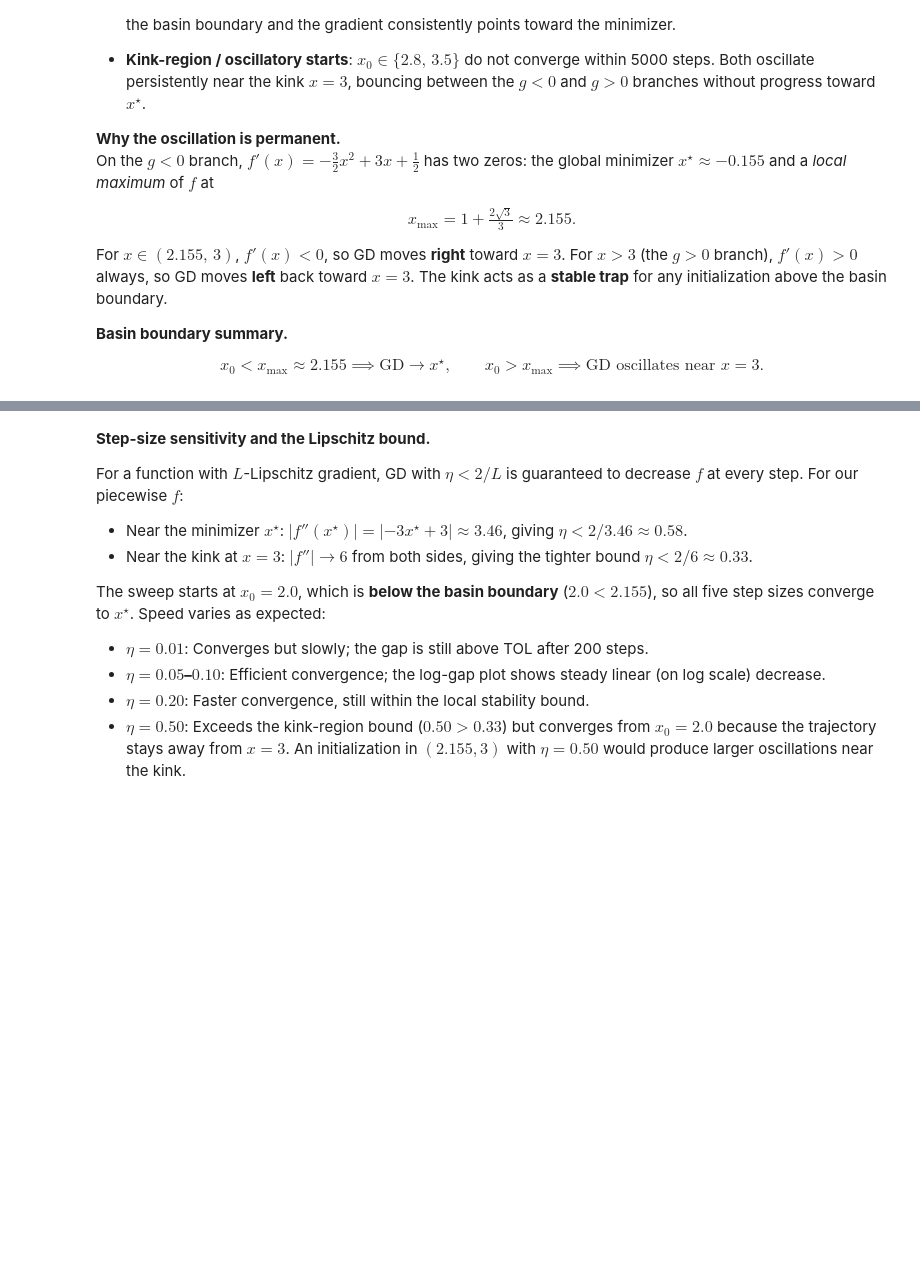
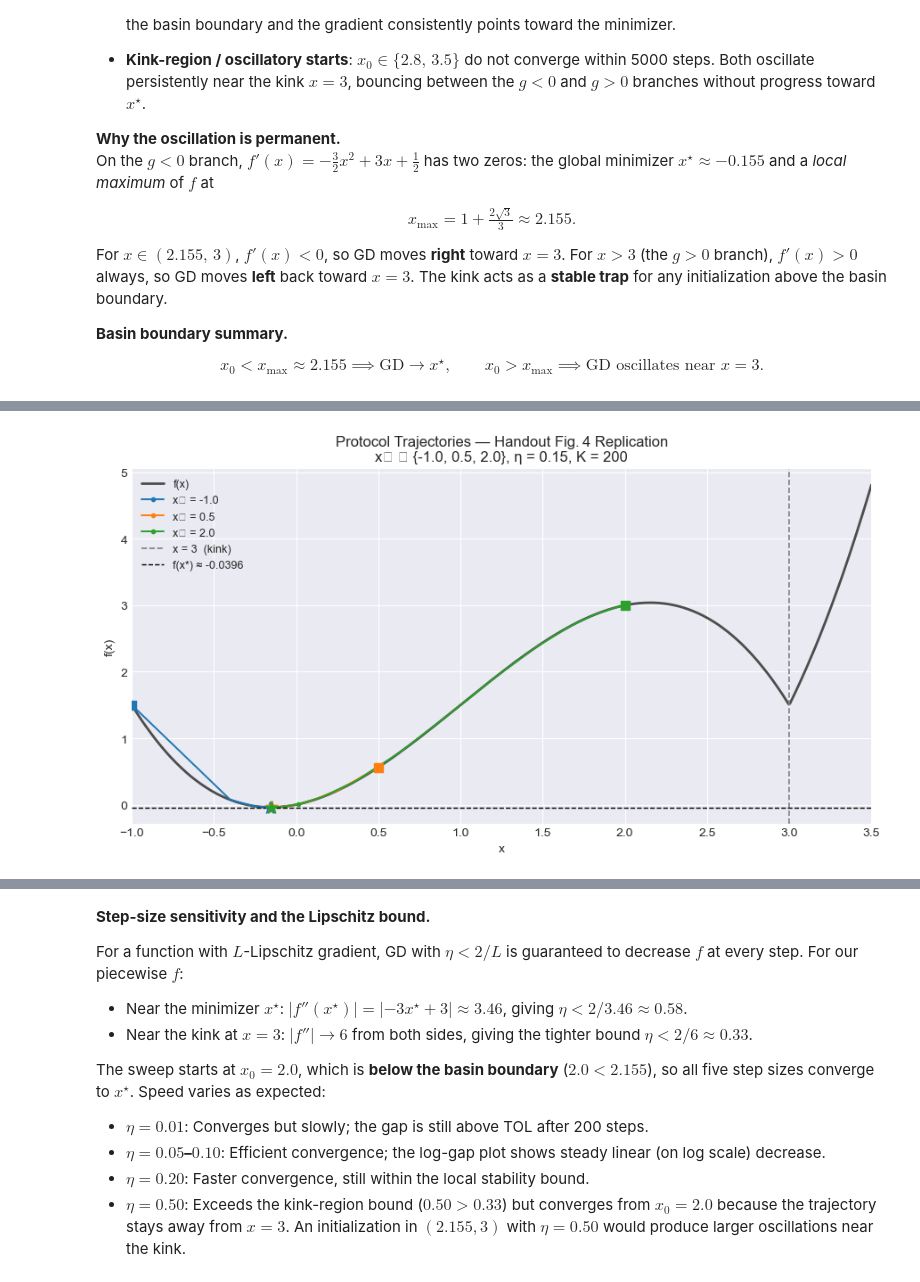
Before and after one commit to FranQuant/the-ai-engineer, a Jupyter notebook: capstones/week01_gd_optimization/gd_capstone.ipynb, the cells around one changed output, grey strips where cells are left out. Cells and saved outputs as stored; diff of their text form; code cells hidden in the pictures; blank space fills up the shorter version.

Commit message:
week01: align protocol params, add bar chart, gradient assert, requirements.txt

```diff
--- a/capstones/week01_gd_optimization/gd_capstone.ipynb
+++ b/capstones/week01_gd_optimization/gd_capstone.ipynb
@@ -162,7 +174,14 @@ test_points = [-0.8, X_STAR, 0.5, 1.0, 2.5, 3.5, 4.2]
 print('=== Finite-difference gradient check ===')
 print(f"{'x':>8}  {'analytic':>12}  {'finite-diff':>12}  {'abs error':>10}")
 print('-' * 50)
+errors = []
 for x0 in test_points:
     fd  = (f(x0 + EPS) - f(x0 - EPS)) / (2 * EPS)
     ana = float(df(x0))
-    print(f"{x0:>8.4f}  {ana:>12.6f}  {fd:>12.6f}  {abs(ana-fd):>10.2e}")
+    err = abs(ana - fd)
+    errors.append(err)
+    print(f"{x0:>8.4f}  {ana:>12.6f}  {fd:>12.6f}  {err:>10.2e}")
+
+max_err = max(errors)
+print(f"\nMax absolute error across all test points: {max_err:.2e}")
+assert max_err < 1e-6, f"Gradient check failed: {max_err:.2e}"
@@ -250 +288,44 @@ $$x_0 < x_{\text{max}} \approx 2.155 \implies \text{GD} \to x^\star, \qquad x_0
+# %%
+x0_protocol  = [-1.0, 0.5, 2.0]
+eta_protocol = 0.15
+T_protocol   = 200
+
+proto_trajs = {x0: gd(x0, eta_protocol, T=T_protocol) for x0 in x0_protocol}
+
+xs_bg = np.linspace(-1, 3.5, 600)
+colors = ['tab:blue', 'tab:orange', 'tab:green']
+
+fig, ax = plt.subplots(figsize=(9, 5))
+
+# Background: f(x)
+ax.plot(xs_bg, f(xs_bg), color='0.30', linewidth=2, label='f(x)', zorder=1)
+
+# Protocol trajectories: mark start and end on the curve
+for (x0, xs), color in zip(proto_trajs.items(), colors):
+    fx = f(np.asarray(xs))
+    ax.plot(xs, fx, 'o-', color=color, markersize=3, linewidth=1.4,
+            label=f'x₀ = {x0}', zorder=2, markevery=10)
+    ax.scatter([xs[0]], [f(xs[0])], color=color, marker='s', s=60, zorder=4)
+    ax.scatter([xs[-1]], [f(xs[-1])], color=color, marker='*', s=100, zorder=4)
+
+# Reference lines
+ax.axvline(3.0, linestyle='--', color='grey', linewidth=1.2, label='x = 3  (kink)')
+ax.axhline(f(X_STAR), linestyle='--', color='black', linewidth=1.0,
+           label=f'f(x*) ≈ {f(X_STAR):.4f}')
+
+ax.set_title(
+    f'Protocol Trajectories — Handout Fig. 4 Replication\n'
+    f'x₀ ∈ {{{x0_protocol[0]}, {x0_protocol[1]}, {x0_protocol[2]}}}, '
+    f'η = {eta_protocol}, K = {T_protocol}'
+)
+ax.set_xlabel('x')
+ax.set_ylabel('f(x)')
+ax.set_xlim(-1, 3.5)
+ax.legend(fontsize=9, loc='upper left')
+
+plt.tight_layout()
+plt.savefig('fig_02b_protocol_trajectories.png', dpi=150, bbox_inches='tight')
+plt.show()
+# %% [output]
+[figure, added]
 # %%
```
Also changed, not shown: parts of 18 cells of this notebook, 2 other files.
